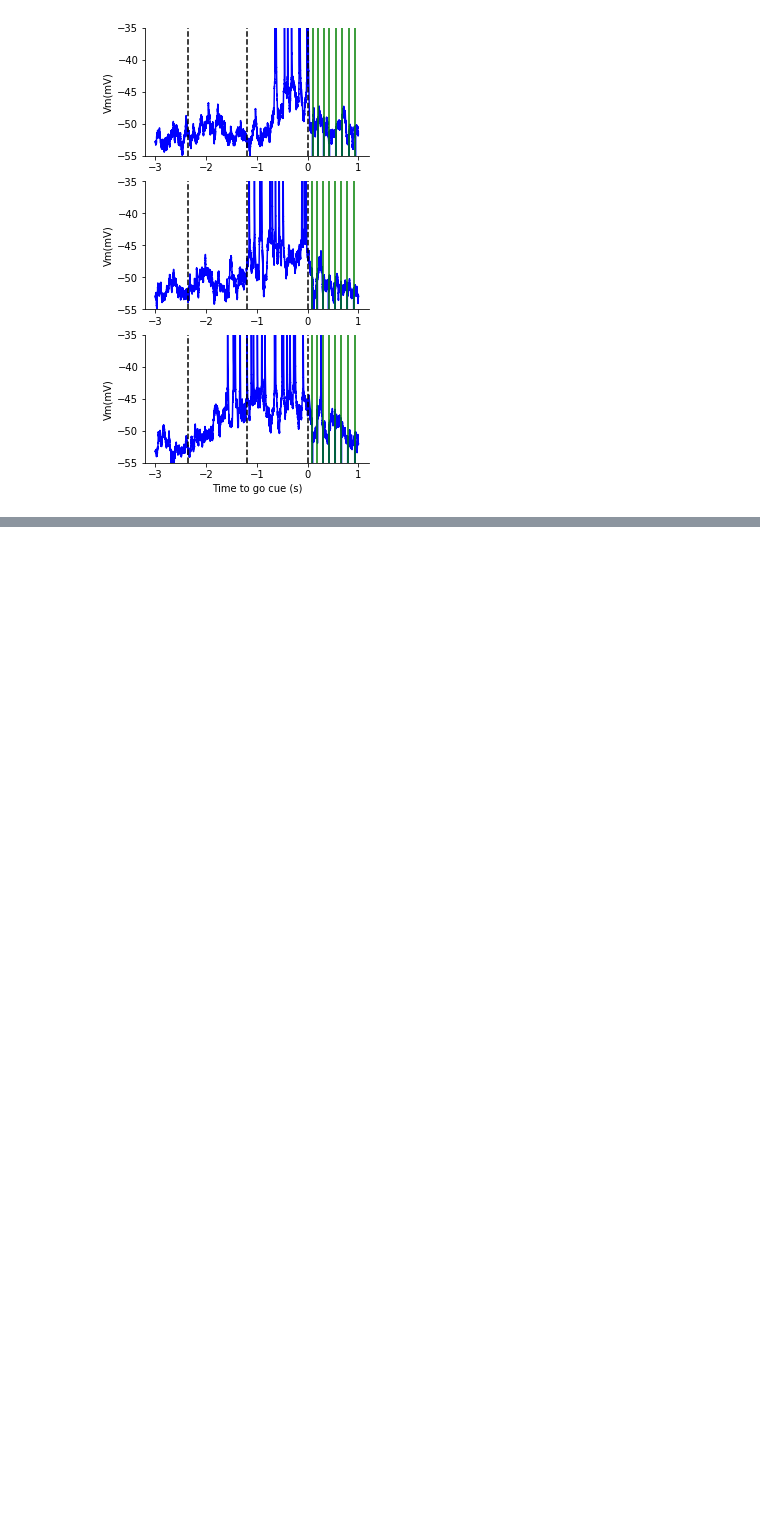
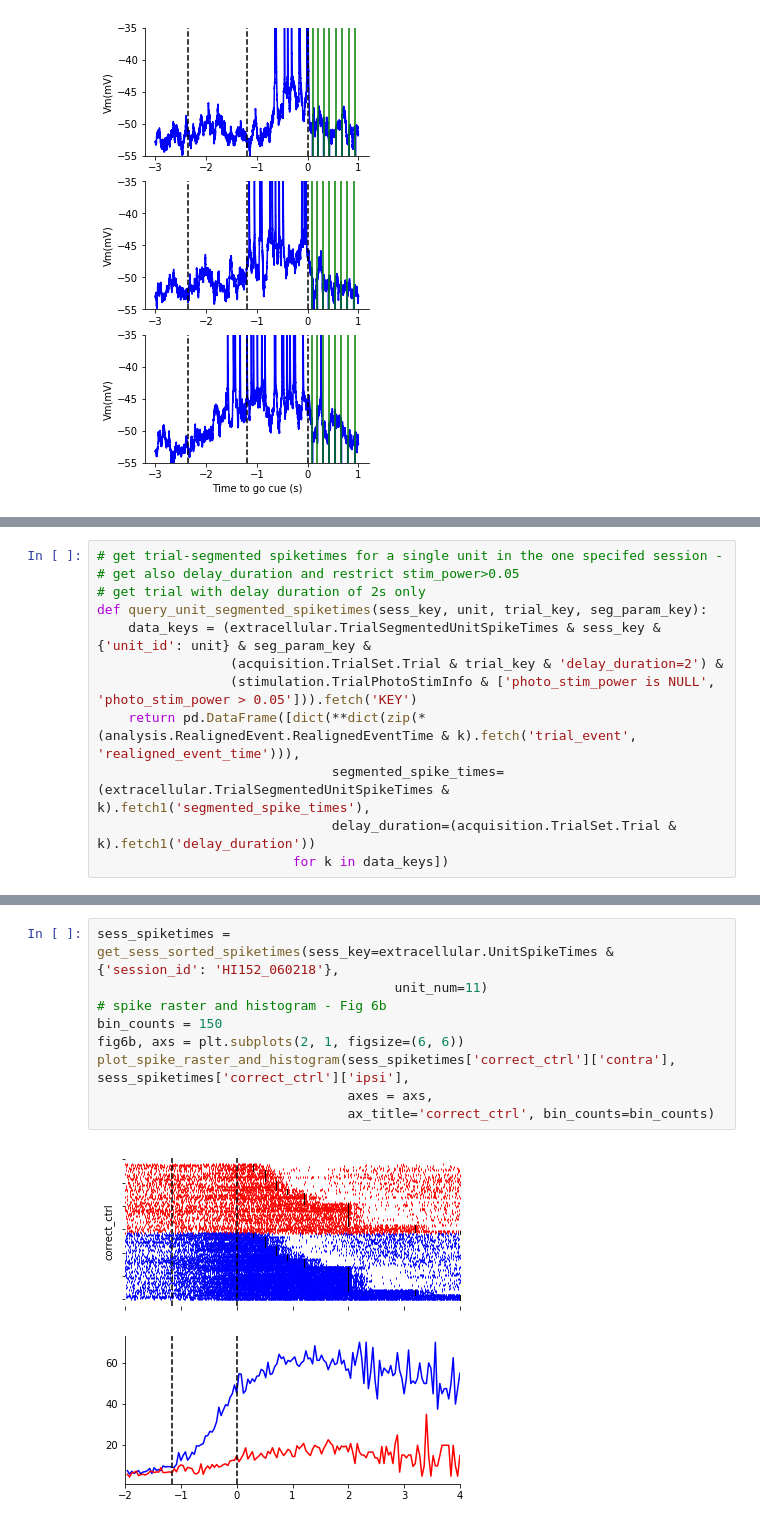
Before and after one commit to vathes/Inagaki-2018, a Jupyter notebook: notebooks/Inagaki-2018-examples.ipynb, the cells around one changed output, grey strips where cells are left out. Drawn from its saved outputs; the diff is of its cells as text; blank space fills up the shorter version.

```diff
--- a/notebooks/Inagaki-2018-examples.ipynb
+++ b/notebooks/Inagaki-2018-examples.ipynb
@@ -151,0 +244,12 @@ cell_mps = {cell: {'w_current_injection': {'contra': (intracellular.TrialSegment
+# %%
+# get trial-segmented spiketimes for a single unit in the one specifed session -
+# get also delay_duration and restrict stim_power>0.05
+# get trial with delay duration of 2s only
+def query_unit_segmented_spiketimes(sess_key, unit, trial_key, seg_param_key):
+    data_keys = (extracellular.TrialSegmentedUnitSpikeTimes & sess_key & {'unit_id': unit} & seg_param_key &
+                 (acquisition.TrialSet.Trial & trial_key & 'delay_duration=2') &
+                 (stimulation.TrialPhotoStimInfo & ['photo_stim_power is NULL', 'photo_stim_power > 0.05'])).fetch('KEY')
+    return pd.DataFrame([dict(**dict(zip(*(analysis.RealignedEvent.RealignedEventTime & k).fetch('trial_event', 'realigned_event_time'))),
+                              segmented_spike_times=(extracellular.TrialSegmentedUnitSpikeTimes & k).fetch1('segmented_spike_times'),
+                              delay_duration=(acquisition.TrialSet.Trial & k).fetch1('delay_duration'))
+                         for k in data_keys])
@@ -151,0 +393,11 @@ cell_mps = {cell: {'w_current_injection': {'contra': (intracellular.TrialSegment
+# %%
+sess_spiketimes = get_sess_sorted_spiketimes(sess_key=extracellular.UnitSpikeTimes & {'session_id': 'HI152_060218'},
+                                      unit_num=11)
+# spike raster and histogram - Fig 6b
+bin_counts = 150
+fig6b, axs = plt.subplots(2, 1, figsize=(6, 6))
+plot_spike_raster_and_histogram(sess_spiketimes['correct_ctrl']['contra'], sess_spiketimes['correct_ctrl']['ipsi'],
+                                axes = axs,
+                                ax_title='correct_ctrl', bin_counts=bin_counts)
+# %% [output]
+[figure, added]
```
Also changed, not shown: parts of 28 cells of this notebook, 5 other files.
